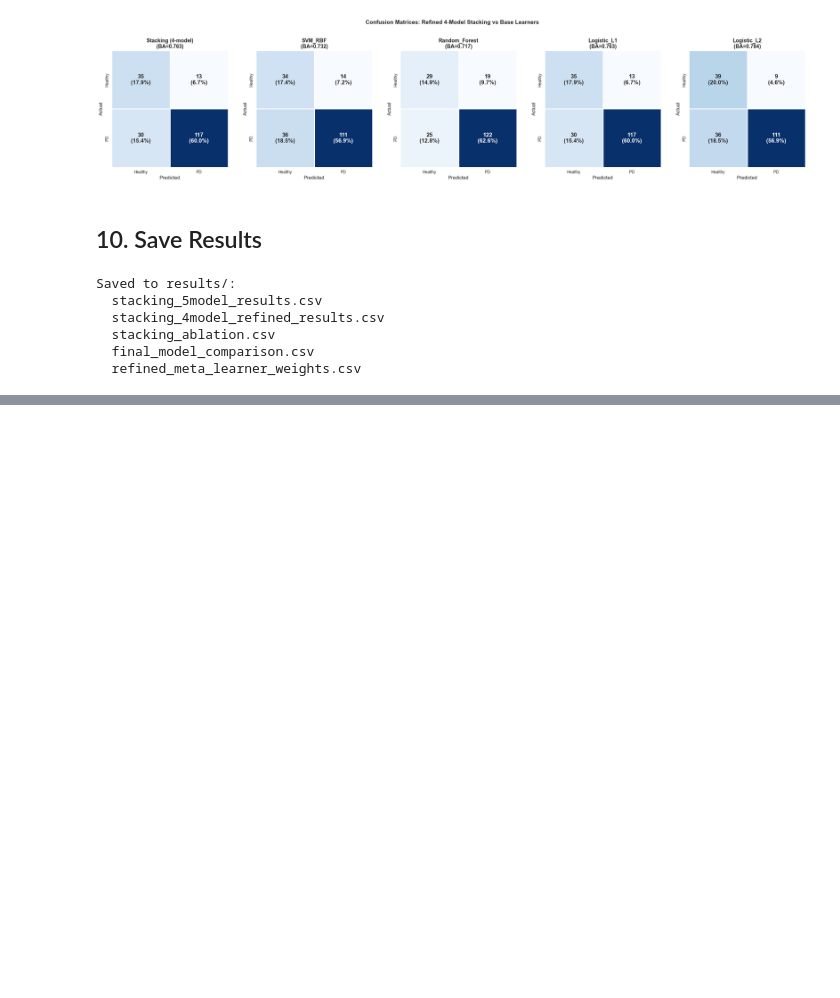
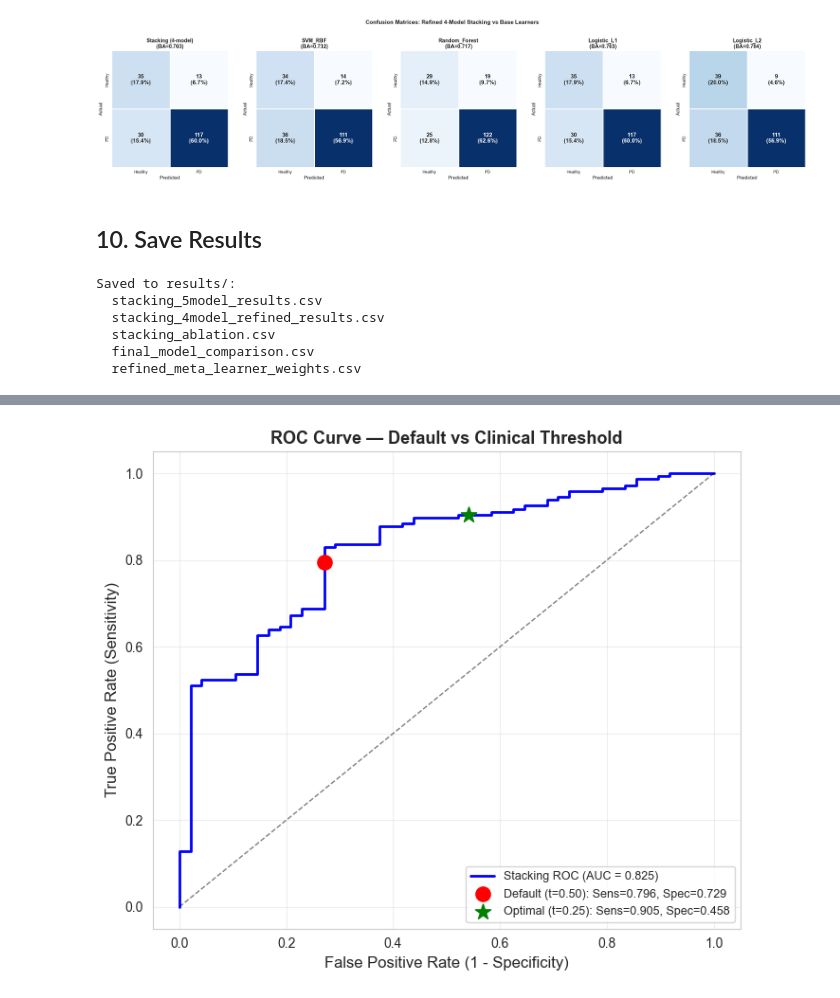
Before and after one commit to AchintyaShah25/Ensemble_Parkinsons_detection, a Jupyter notebook: notebooks/2stacking-notebook.ipynb, the cells around one changed output, grey strips where cells are left out. Cells and saved outputs as stored; diff of their text form; code cells hidden in the pictures; blank space fills up the shorter version.

```diff
--- a/notebooks/2stacking-notebook.ipynb
+++ b/notebooks/2stacking-notebook.ipynb
@@ -610,0 +789,25 @@ Saved to results/:
+# %%
+# ROC curve with both operating points marked
+opt_pred = (all_yprob >= optimal_threshold).astype(int)
+tn_o, fp_o, fn_o, tp_o = confusion_matrix(all_yt, opt_pred, labels=[0, 1]).ravel()
+opt_tpr = tp_o / (tp_o + fn_o)
+opt_fpr = fp_o / (fp_o + tn_o)
+
+fig, ax = plt.subplots(figsize=(7, 6))
+ax.plot(fpr, tpr, 'b-', lw=2, label=f'Stacking ROC (AUC = {roc_auc:.3f})')
+ax.plot([0, 1], [0, 1], 'k--', lw=1, alpha=0.5)
+ax.scatter(default_fpr, default_tpr, c='red', s=120, zorder=5, marker='o',
+           label=f'Default (t=0.50): Sens={default_tpr:.3f}, Spec={1-default_fpr:.3f}')
+ax.scatter(opt_fpr, opt_tpr, c='green', s=150, zorder=5, marker='*',
+           label=f'Optimal (t={optimal_threshold:.2f}): Sens={opt_tpr:.3f}, Spec={1-opt_fpr:.3f}')
+
+ax.set_xlabel('False Positive Rate (1 - Specificity)', fontsize=12)
+ax.set_ylabel('True Positive Rate (Sensitivity)', fontsize=12)
+ax.set_title('ROC Curve — Default vs Clinical Threshold', fontsize=13, fontweight='bold')
+ax.legend(loc='lower right', fontsize=9)
+ax.grid(True, alpha=0.3)
+fig.tight_layout()
+fig.savefig('../figures/stacking_roc_clinical_threshold.png', dpi=150, bbox_inches='tight')
+plt.show()
+# %% [output]
+[figure, added]
```
Also changed, not shown: parts of 8 cells of this notebook, 15 other files.
